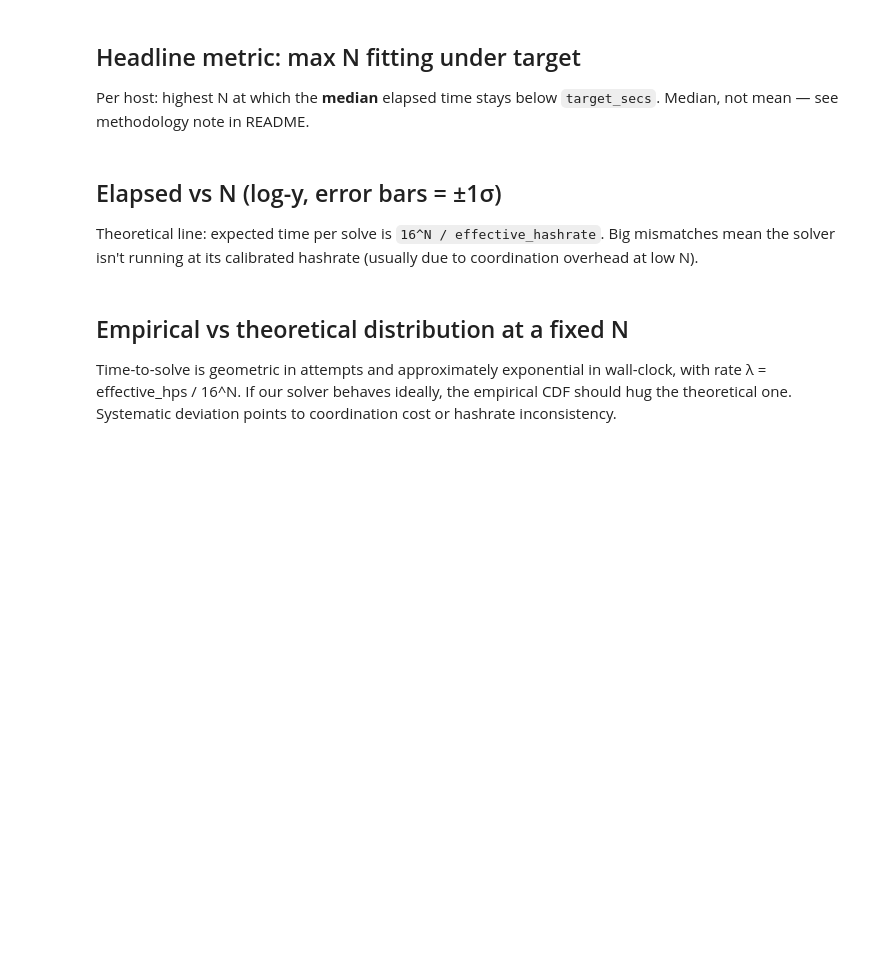
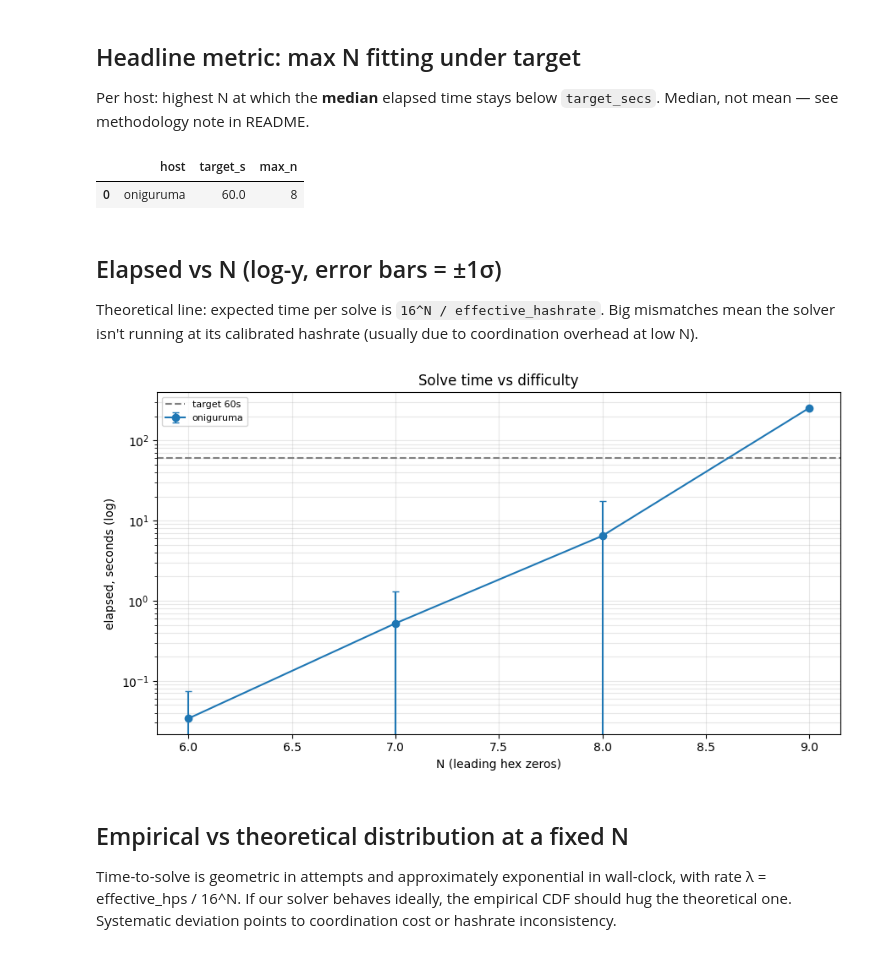
Before and after one commit to danilkiff/pow, a Jupyter notebook: analysis/explore_results.ipynb, the cells around one changed output. Drawn from its saved outputs; the diff is of its cells as text; code cells hidden in the pictures; blank space fills up the shorter version.

```diff
--- a/analysis/explore_results.ipynb
+++ b/analysis/explore_results.ipynb
@@ -42,7 +44,9 @@ def load_one(path: Path) -> Run:
     host = stem.split("-", 2)[1] if stem.startswith("bench-") else "unknown"
     rows = []
     for r in data["results"]:
-        for i, (att, el) in enumerate(zip(r["attempts"], r["elapsed_secs"], strict=True)):
+        for i, (att, el) in enumerate(
+            zip(r["attempts"], r["elapsed_secs"], strict=True)
+        ):
             rows.append(
                 {
                     "n_zeros": r["n_zeros"],
@@ -150,6 +164,9 @@ def headline(runs: list[Run]) -> pd.DataFrame:
 
 
 headline(runs)
+# %% [output]
+|  | host | target_s | max_n |
+| 0 | oniguruma | 60.0 | 8 |
 # %% [markdown]
 ## Elapsed vs N (log-y, error bars = ±1σ)
 
@@ -159,29 +176,33 @@ Big mismatches mean the solver isn't running at its calibrated hashrate
 # %%
 if runs:
     _fig, ax = plt.subplots(figsize=(9, 5))
     for r in runs:
         g = r.df.groupby("n_zeros")["elapsed"]
         med = g.median()
         std = g.std().fillna(0.0)
         label = r.host
-        ax.errorbar(med.index, med.values, yerr=std.values, marker="o", capsize=3, label=label)
+        ax.errorbar(
+            med.index, med.values, yerr=std.values, marker="o", capsize=3, label=label
+        )
     # target line
     ax.axhline(
         runs[0].target_secs,
         color="grey",
         linestyle="--",
         label=f"target {runs[0].target_secs:.0f}s",
     )
     ax.set_yscale("log")
     ax.set_xlabel("N (leading hex zeros)")
     ax.set_ylabel("elapsed, seconds (log)")
     ax.set_title("Solve time vs difficulty")
     ax.legend(loc="upper left", fontsize=8)
     ax.grid(True, which="both", alpha=0.3)
     plt.tight_layout()
     plt.show()
 else:
     print("no data — run ./repro.sh")
+# %% [output]
+[figure, added]
 # %% [markdown]
 ## Empirical vs theoretical distribution at a fixed N
 
```
Also changed, not shown: parts of 5 cells of this notebook.
